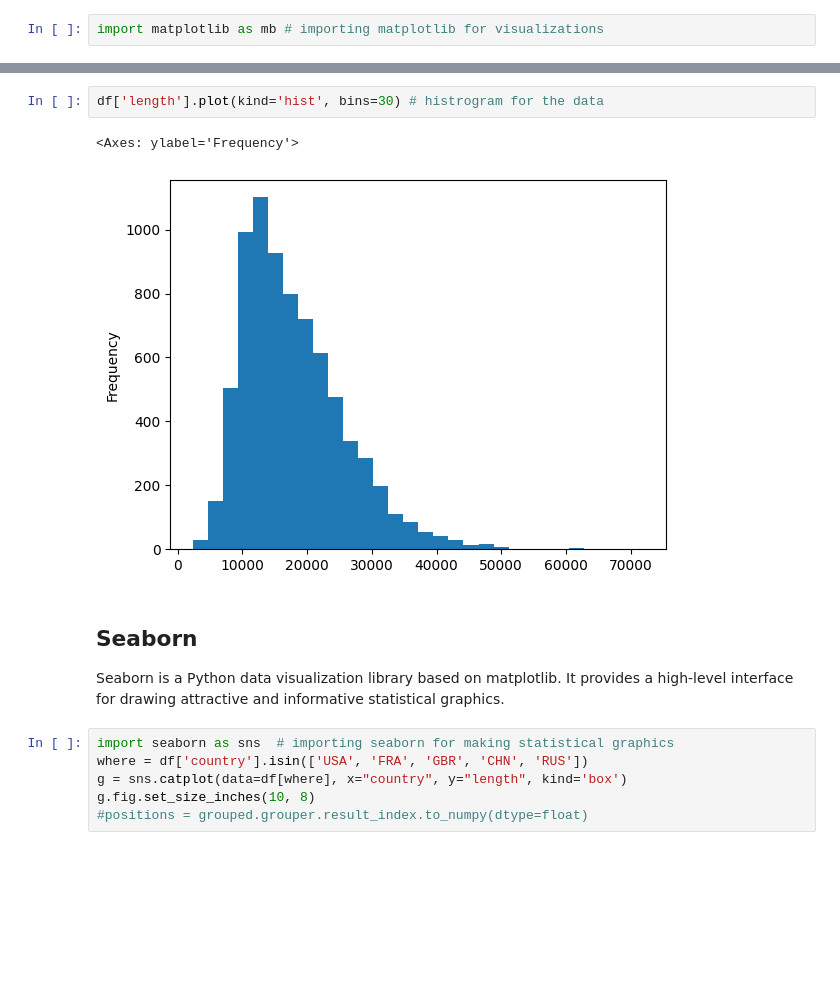
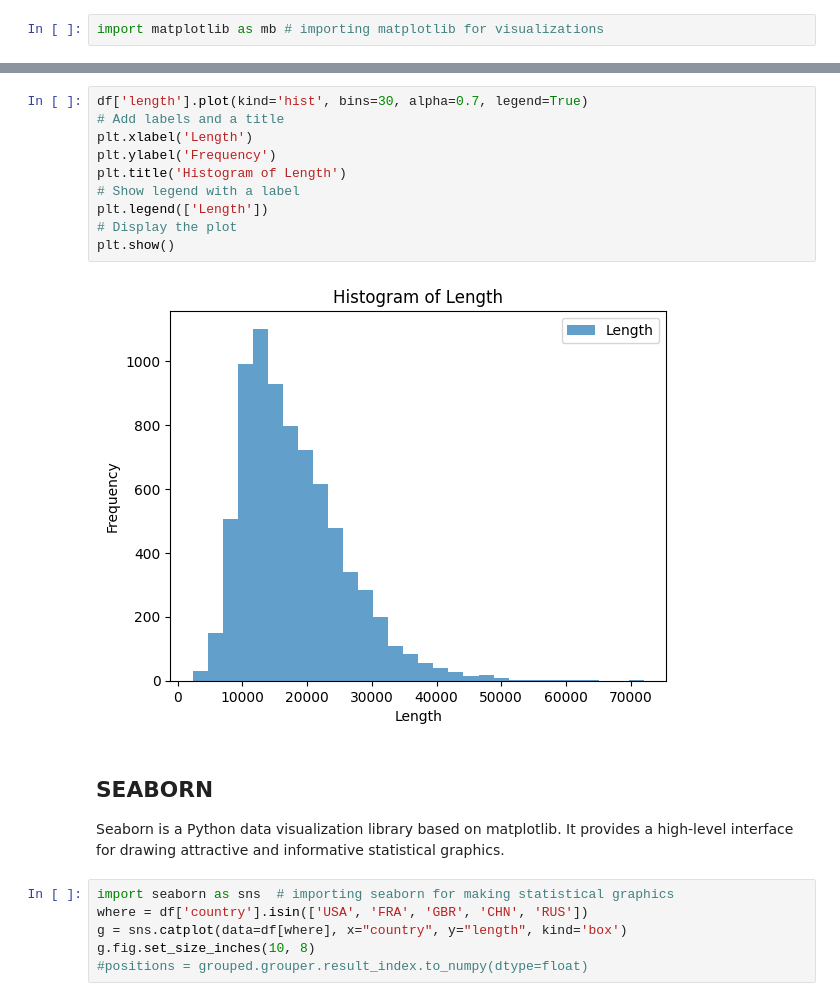
Before and after one commit to laxmipriyakotha/TextBasedAnalysis, a Jupyter notebook: class2.ipynb, the cells around one changed output, grey strips where cells are left out. Cells and saved outputs as stored; diff of their text form; blank space fills up the shorter version.

```diff
--- a/class2.ipynb
+++ b/class2.ipynb
@@ -209,12 +223,19 @@ df['length'].plot(kind='box', vert=False)  # boxplot for given data
 A histogram is a graph showing frequency distributions.
 It is a graph showing the number of observations within each given interval.
 # %%
-df['length'].plot(kind='hist', bins=30) # histrogram for the data
+df['length'].plot(kind='hist', bins=30, alpha=0.7, legend=True)
+# Add labels and a title
+plt.xlabel('Length')
+plt.ylabel('Frequency')
+plt.title('Histogram of Length')
+# Show legend with a label
+plt.legend(['Length'])
+# Display the plot
+plt.show()
 # %% [output]
-<Axes: ylabel='Frequency'>
-[figure, old version]
+[figure, new version]
 # %% [markdown]
-## Seaborn
+## SEABORN
 Seaborn is a Python data visualization library based on matplotlib.
 It provides a high-level interface for drawing attractive and informative statistical graphics.
 # %%
```
Also changed, not shown: parts of 28 cells of this notebook.
